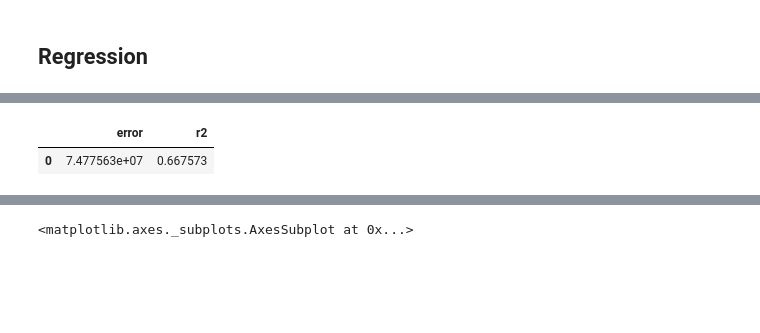
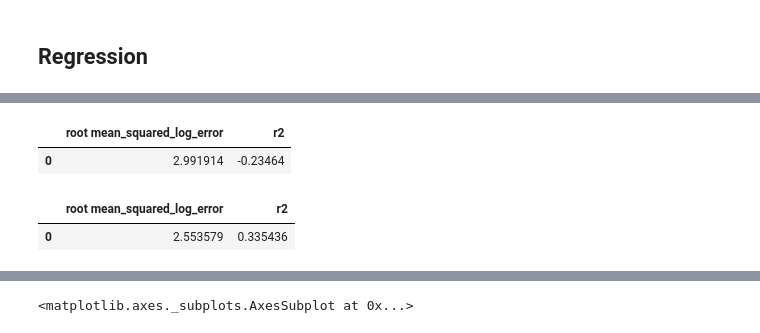
Before and after one commit to delf1/comp4211-project, a Jupyter notebook: code/COMP4211 Project.ipynb, the cells around one changed output, grey strips where cells are left out. Cells and saved outputs as stored; diff of their text form; code cells hidden in the pictures; blank space fills up the shorter version.

```diff
--- a/code/COMP4211 Project.ipynb
+++ b/code/COMP4211 Project.ipynb
@@ -493,13 +493,18 @@ plt.hist(train_input["popularity"].apply(lambda x: bpr_scaler.mean_[1] if x == 0
  <a list of 10 Patch objects>)
 [figure]
 # %%
-train_input["budget"] = train_input["budget"].apply(lambda x: bpr_scaler.mean_[0] if x == 0 else x)
+# train_input["budget"] = train_input["budget"].apply(lambda x: bpr_scaler.mean_[0] if x == 0 else x)
 
 print("means: " + str(bpr_scaler.mean_))
 train_X[["budget", "popularity", "runtime"]] = bpr_scaler.transform(train_input[["budget", "popularity", "runtime"]])
 test[["budget", "popularity", "runtime"]] = bpr_scaler.transform(test[["budget", "popularity", "runtime"]])
+
+train_X["budget"] = train_input["budget"].apply(np.log1p)
+test["budget"] = test_input["budget"].apply(np.log1p)
 # %% [output]
 means: [2.25313341e+07 8.46327420e+00 1.07856571e+02]
+# %%
+train_Y = train_input["revenue"].apply(np.log1p)
 # %%
 train_X.head()
 # %% [output]
@@ -634,12 +667,23 @@ linear_regressor.prediction_metrics(test_split_Y, linear_regressor.predict(test_
+# %%
+from sklearn.linear_model import Lasso
+
+lasso_regressor = Regressor(Lasso(random_state=42, fit_intercept=True, alpha=50, max_iter=5000, tol=1e-4))
+lasso_regressor.set_error(sklearn.metrics.mean_squared_log_error)
+lasso_regressor.fit(train_split_X, train_split_Y)
+lasso_regressor.prediction_metrics(test_split_Y, lasso_regressor.predict(test_split_X), True)
+# %% [output]
+|  | root mean_squared_log_error | r2 |
+| 0 | 2.991914 | -0.23464 |
 # %%
 from sklearn.tree import DecisionTreeRegressor
 
-dt_regressor = Regressor(DecisionTreeRegressor(random_state=42, max_depth=10, min_samples_leaf=20))
+dt_regressor = Regressor(DecisionTreeRegressor(random_state=42))
+dt_regressor.set_error(sklearn.metrics.mean_squared_log_error)
 dt_regressor.fit(train_split_X, train_split_Y)
-dt_regressor.prediction_metrics(test_split_Y, dt_regressor.predict(test_split_X))
+dt_regressor.prediction_metrics(test_split_Y, dt_regressor.predict(test_split_X), True)
 # %% [output]
-|  | error | r2 |
-| 0 | 7.477563e+07 | 0.667573 |
+|  | root mean_squared_log_error | r2 |
+| 0 | 2.553579 | 0.335436 |
 # %%
 dt_regressor.show_tree()
 # %% [output]
```
Also changed, not shown: parts of 42 cells of this notebook, 1 other file.
